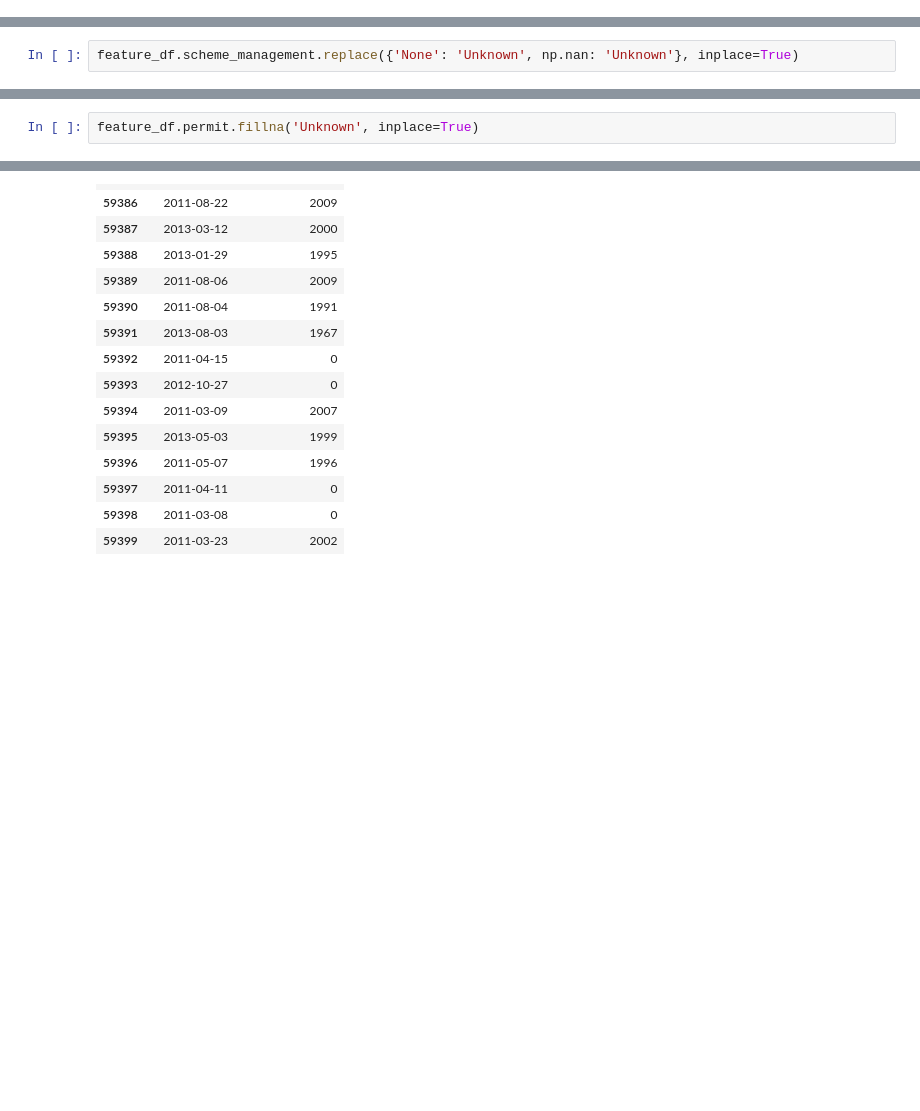
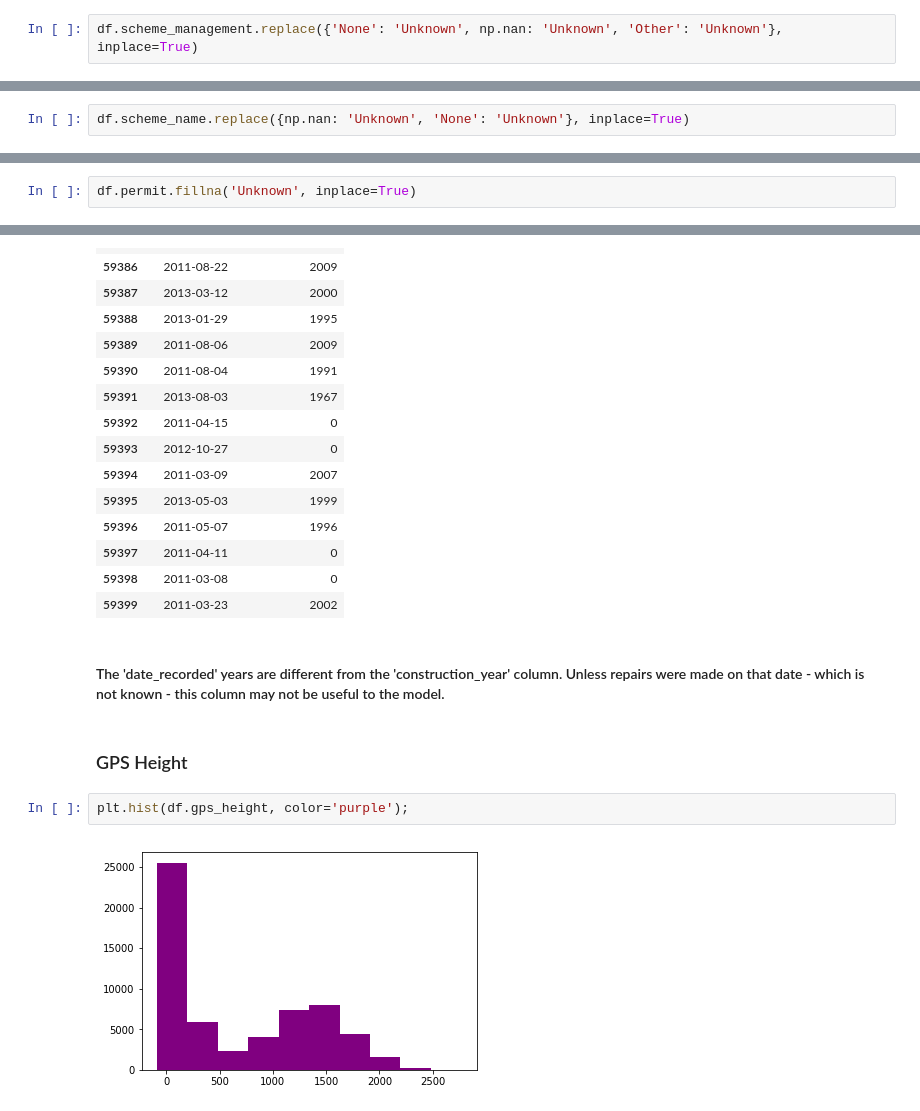
Before and after one commit to MagicMilly/dsc-3-final-project-online-ds-ft-100118, a Jupyter notebook: student.ipynb, the cells around one changed output, grey strips where cells are left out. Drawn from its saved outputs; the diff is of its cells as text; blank space fills up the shorter version.

Commit message:
dropped and modified some columns

```diff
--- a/student.ipynb
+++ b/student.ipynb
@@ -357,0 +364,2 @@ Name: scheme_management, dtype: int64
+# %%
+df.scheme_management.replace({'None': 'Unknown', np.nan: 'Unknown', 'Other': 'Unknown'}, inplace=True)
@@ -358,4 +403,4 @@ Name: scheme_management, dtype: int64
 # %% [markdown]
 #### Replace null and 'None' values to 'Unknown'
 # %%
-feature_df.scheme_management.replace({'None': 'Unknown', np.nan: 'Unknown'}, inplace=True)
+df.scheme_name.replace({np.nan: 'Unknown', 'None': 'Unknown'}, inplace=True)
@@ -407,5 +424,5 @@ Name: permit, dtype: int64
 # %% [markdown]
 #### Change null values to 'Unknown' at this time
 # %%
-feature_df.permit.fillna('Unknown', inplace=True)
+df.permit.fillna('Unknown', inplace=True)
 # %%
@@ -482,3 +499,11 @@ date_df.tail(15)
 | 59397 | 2011-04-11 | 0 |
 | 59398 | 2011-03-08 | 0 |
 | 59399 | 2011-03-23 | 2002 |
+# %% [markdown]
+#### The 'date_recorded' years are different from the 'construction_year' column. Unless repairs were made on that date - which is not known - this column may not be useful to the model.
+# %% [markdown]
+### GPS Height
+# %%
+plt.hist(df.gps_height, color='purple');
+# %% [output]
+[figure, added]
```
Also changed, not shown: parts of 123 cells of this notebook.
